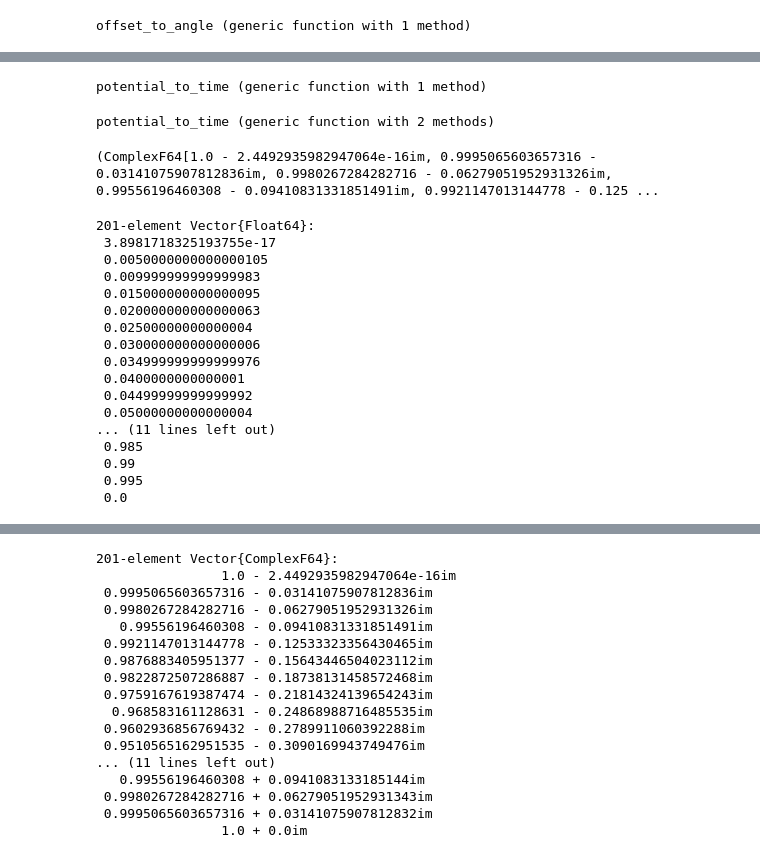
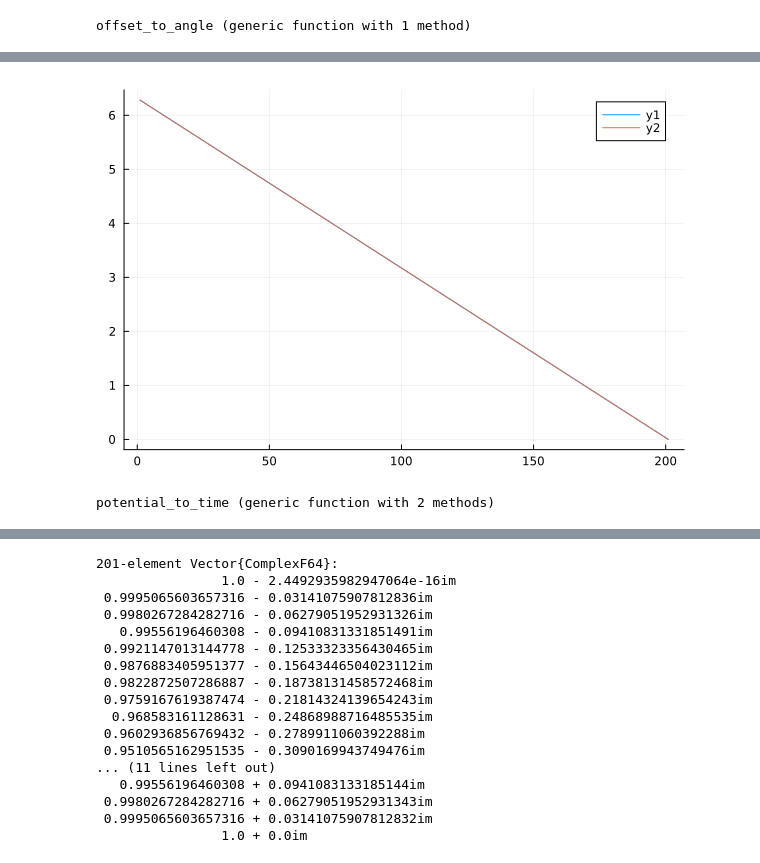
Before and after one commit to wilkieolin/PhasorNetworks.jl, a Jupyter notebook: demos/domains.ipynb, the cells around one changed output, grey strips where cells are left out. Cells and saved outputs as stored; diff of their text form; code cells hidden in the pictures.

```diff
--- a/demos/domains.ipynb
+++ b/demos/domains.ipynb
@@ -208,3 +220,17 @@ function offset_to_angle(offset::Real; spk_args::SpikingArgs)
 end
 # %% [output]
 offset_to_angle (generic function with 1 method)
+# %%
+function potential_to_time(u::AbstractArray, t::Real; spk_args::SpikingArgs)
+    spiking_angle = pi / 2
+
+    #find out given this potential, how much time until the neuron spikes (ideally)
+    angles = mod.(-1 .* angle.(u), 2*pi) #flip angles and move onto the positive domain
+    arc_to_spike = spiking_angle .+ angles
+    time_to_spike = arc_to_spike ./ period_to_angfreq(spk_args.t_period)
+    spikes = t .+ time_to_spike
+
+    #make all times positive
+    spikes[findall(x -> x < 0.0, spikes)] .+= spk_args.t_period
+    return spikes
+end
@@ -210,0 +239,12 @@ offset_to_angle (generic function with 1 method)
+# %%
+function time_to_potential(spikes::AbstractArray, t::Real; spk_args::SpikingArgs)
+    spiking_angle = pi / 2
+
+    #find out given this time, what is the (normalized) potential at a given moment?
+    time_from_spike = spikes .- t
+    arc_from_spike = time_from_spike .* period_to_angfreq(spk_args.t_period)
+    angles = -1 .* (arc_from_spike .- spiking_angle)
+    potentials = angle_to_complex(angles ./ pi)
+
+    return potentials
+end
@@ -210,0 +253,2 @@ offset_to_angle (generic function with 1 method)
+# %%
+t0 = potential_to_time(ss, tms[1], spk_args=sa)
@@ -211,3 +273,3 @@ offset_to_angle (generic function with 1 method)
 # %%
-offset_to_angle(0.75, spk_args=sa)
+p01 = angle.(time_to_potential(t0, 0.0, spk_args=sa))
 # %% [output]
@@ -215,17 +293,6 @@ offset_to_angle(0.75, spk_args=sa)
-# %%
-function potential_to_time(u::AbstractArray, t::Real; spk_args::SpikingArgs, offset::Real = 0.0)
-    spiking_angle = pi / 2 + offset_to_angle(offset, spk_args=spk_args)
-    spiking_angle = mod(2*pi, spiking_angle)
-
-    #find out given this potential, how much time until the neuron spikes (ideally)
-    angles = angle.(u)
-    arc_to_spike = angles .- spiking_angle
-    time_to_spike = arc_to_spike ./ period_to_angfreq(spk_args.t_period)
-    spikes = t .- time_to_spike
-    #make all times positive
-    spikes[findall(x -> x < 0.0, spikes)] .+= spk_args.t_period
-    return spikes
-end
-# %% [output]
-potential_to_time (generic function with 1 method)
+# %%
+plot(mod.(p01, 2*pi))
+plot!(mod.(angle.(phase_to_potential(phases, [0.0,], spk_args=sa, offset=0.0)), 2*pi))
+# %% [output]
+[figure, added]
 # %%
@@ -247,27 +312,3 @@ u_slices = eachslice(us[1], dims=2);
-# %%
-aa = [(x, y) for (x, y) in zip(u_slices, tms)][1]
-# %% [output]
-(ComplexF64[1.0 - 2.4492935982947064e-16im, 0.9995065603657316 - 0.03141075907812836im, 0.9980267284282716 - 0.06279051952931326im, 0.99556196460308 - 0.09410831331851491im, 0.9921147013144778 - 0.125 ...
-# %%
-potential_to_time(aa[1], aa[2], spk_args=sa, offset=0.0)
-# %% [output]
-201-element Vector{Float64}:
- 3.8981718325193755e-17
- 0.0050000000000000105
- 0.009999999999999983
- 0.015000000000000095
- 0.020000000000000063
- 0.02500000000000004
- 0.030000000000000006
- 0.034999999999999976
- 0.0400000000000001
- 0.04499999999999992
- 0.05000000000000004
-... (11 lines left out)
- 0.985
- 0.99
- 0.995
- 0.0
 # %%
 potential_to_time(us[1], tms, spk_args = sa, offset = 0.0)
 # %% [output]
```
Also changed, not shown: parts of 14 cells of this notebook, 1 other file.
